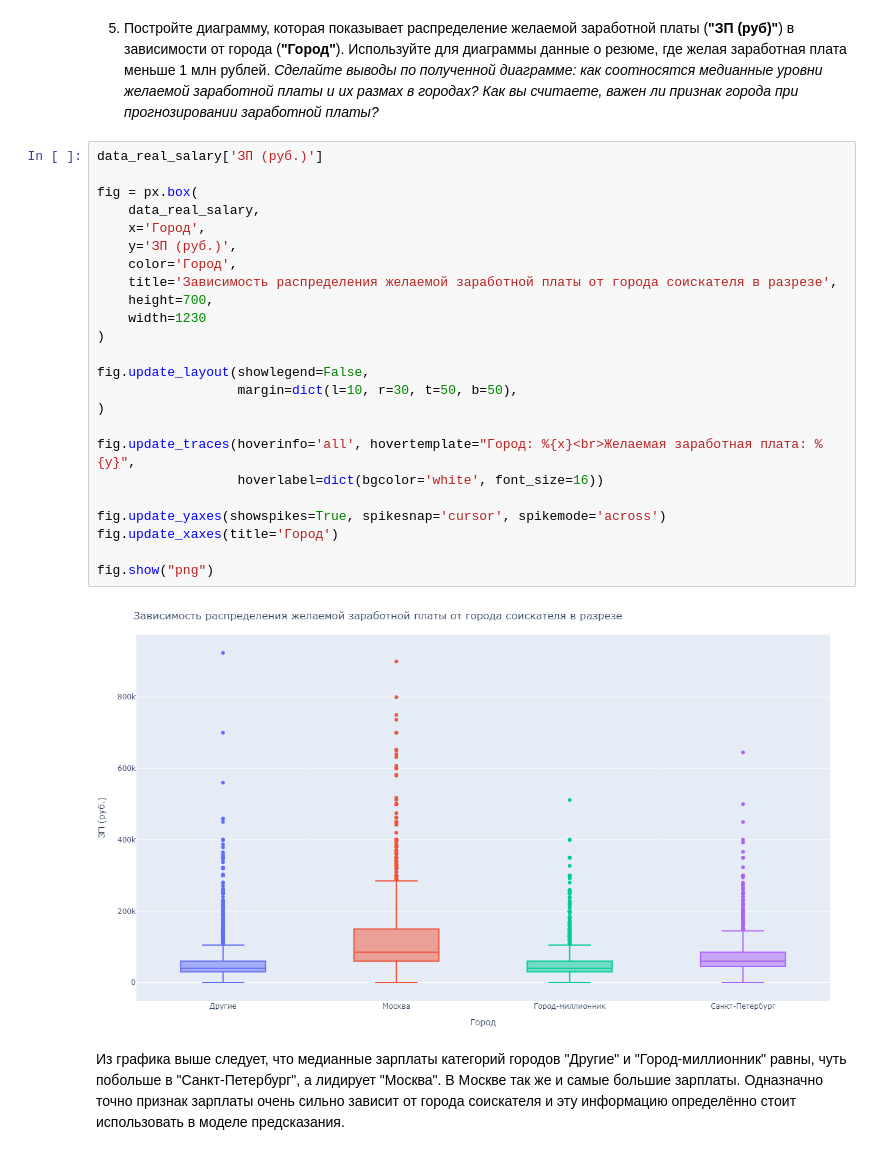
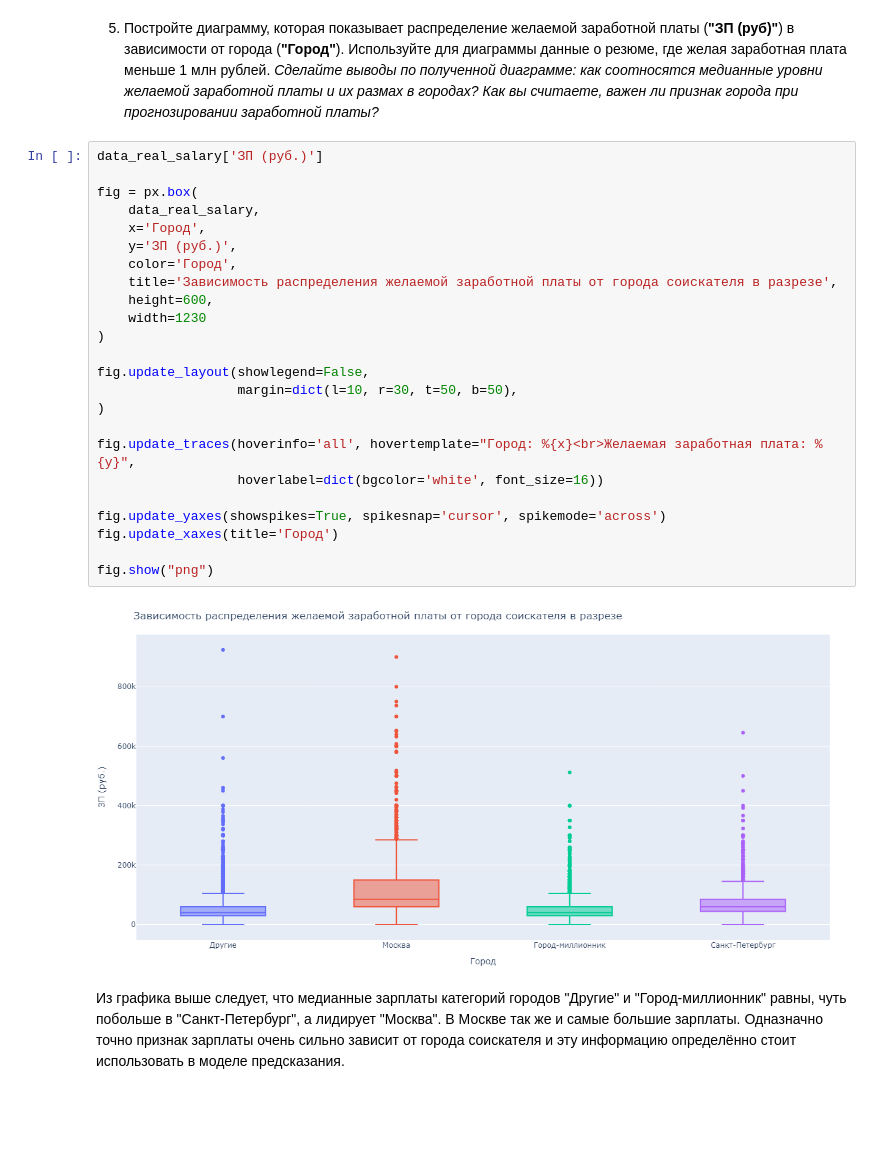
Before and after one commit to AfanasevDenis/Project_hh.ru, a Jupyter notebook: Project-1. Ноутбук.ipynb, the cells around one changed output. Drawn from its saved outputs; the diff is of its cells as text; blank space fills up the shorter version.

```diff
--- a/Project-1. Ноутбук.ipynb
+++ b/Project-1. Ноутбук.ipynb
@@ -612,29 +610,29 @@ fig.show("png")
 # %%
 data_real_salary['ЗП (руб.)']
 
 fig = px.box(
     data_real_salary,
     x='Город',
     y='ЗП (руб.)',
     color='Город',
     title='Зависимость распределения желаемой заработной платы от города соискателя в разрезе',
-    height=700,
+    height=600,
     width=1230
 )
 
 fig.update_layout(showlegend=False,
                   margin=dict(l=10, r=30, t=50, b=50),
 )
 
 fig.update_traces(hoverinfo='all', hovertemplate="Город: %{x}<br>Желаемая заработная плата: %{y}",
                   hoverlabel=dict(bgcolor='white', font_size=16))
 
 fig.update_yaxes(showspikes=True, spikesnap='cursor', spikemode='across')
 fig.update_xaxes(title='Город')
 
 fig.show("png")
 # %% [output]
-[figure, old version]
+[figure, new version]
 # %% [markdown]
 Из графика выше следует, что медианные зарплаты категорий городов "Другие" и "Город-миллионник" равны, чуть побольше в "Санкт-Петербург", а лидирует "Москва".
 В Москве так же и самые большие зарплаты.
```
Also changed, not shown: parts of 10 cells of this notebook.
